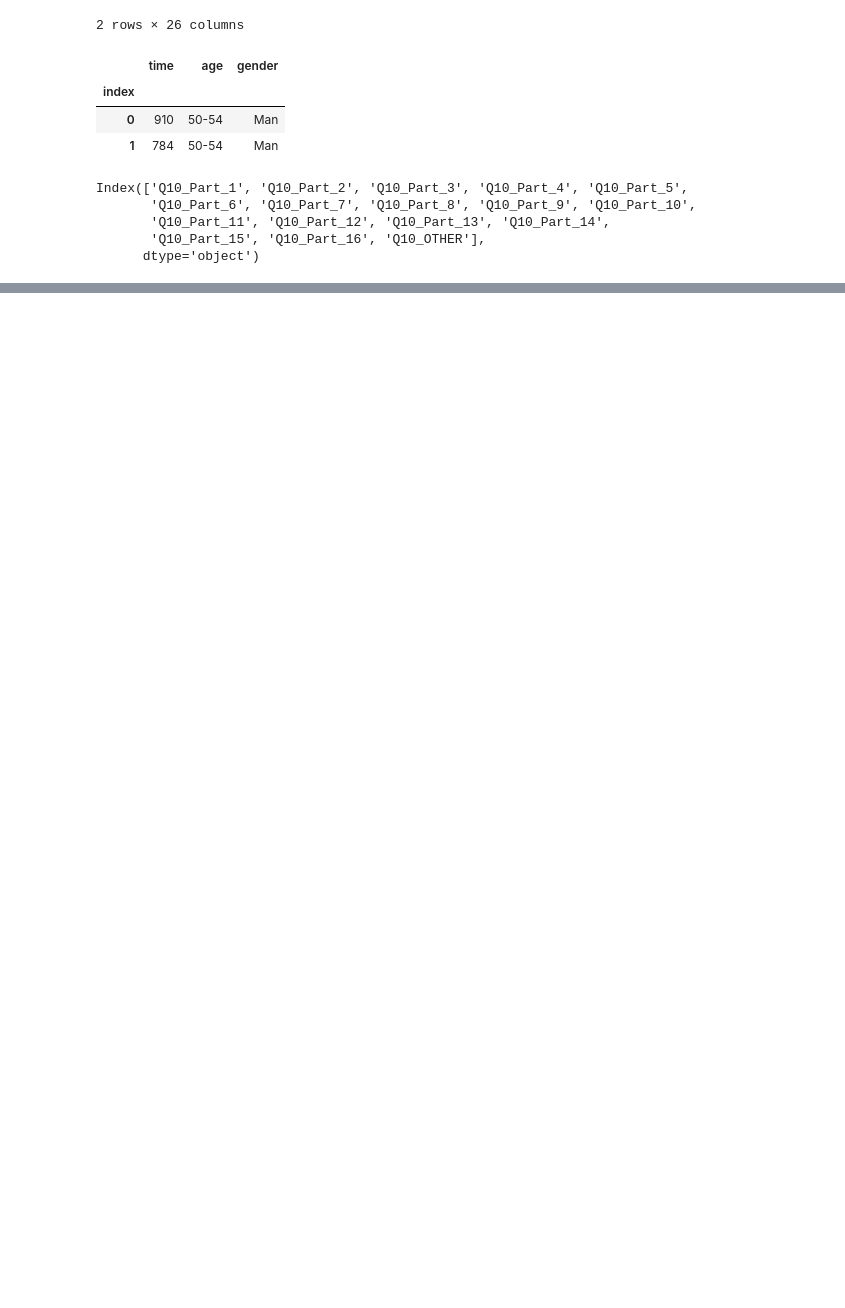
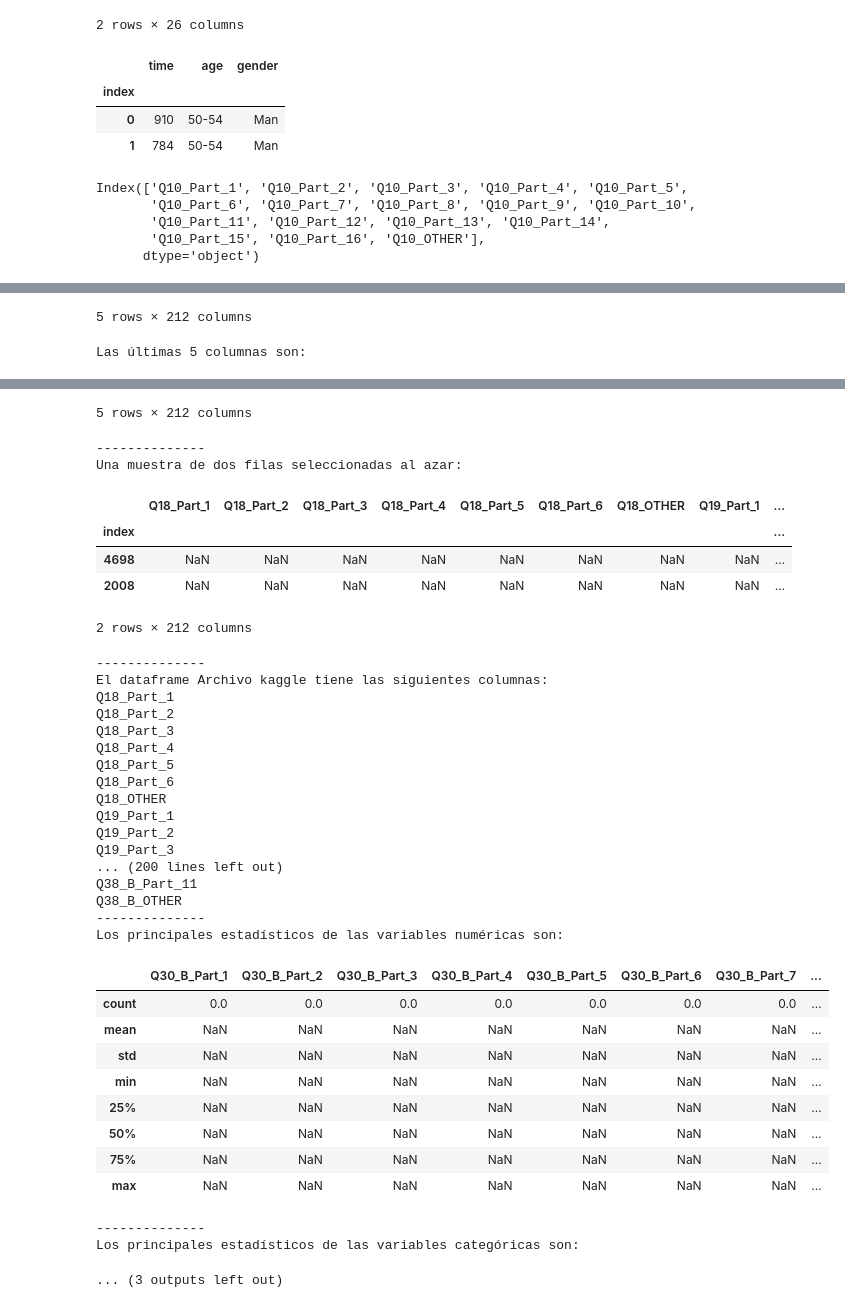
Before and after one commit to MaitaneP/adalab-da-modulo2-proyecto-equipo3, a Jupyter notebook: jupyter_proyecto2.ipynb, the cells around one changed output, grey strips where cells are left out. Saved outputs shown, nothing was run; the diff lists cells and outputs as text; code cells hidden in the pictures; blank space fills up the shorter version.

Commit message:
exploración dataframes y excel preguntas

```diff
--- a/jupyter_proyecto2.ipynb
+++ b/jupyter_proyecto2.ipynb
@@ -182,0 +185,35 @@ Index(['Q10_Part_1', 'Q10_Part_2', 'Q10_Part_3', 'Q10_Part_4', 'Q10_Part_5',
+# %%
+def df_explore(dataframe, nombre):
+    print(f"EXPLORACIÓN DEL DATAFRAME {nombre.upper()}")
+    print("--------------")
+    print(f"El dataframe {nombre} tiene {dataframe.shape[0]} filas y {dataframe.shape[1]} columnas")
+    print("--------------")
+    print("Las primeras 5 columnas son:")
+    display(dataframe.head())
+    print("Las últimas 5 columnas son:")
+    display(dataframe.tail())
+    print("--------------")
+    print("Una muestra de dos filas seleccionadas al azar:")
+    display(dataframe.sample(2))
+    print("--------------")
+    print(f"El dataframe {nombre} tiene las siguientes columnas:")
+    for col in dataframe.columns:
+        print(col)
+    print("--------------")
+    print(f"Los principales estadísticos de las variables numéricas son:")
+    display(dataframe.describe())
+    print("--------------")
+    print(f"Los principales estadísticos de las variables categóricas son:")
+    display(dataframe.describe(include=object))
+    print("--------------")
+    print("El porcentaje de nulos por columna:")
+    for i, col in enumerate(dataframe.isnull().sum()):
+        print(f"{dataframe.isnull().sum().index[i]}: {col/dataframe.shape[0]*100}")
+    print("--------------")
+    print("El numero de valores distintos de cada columna es:")
+    for col in dataframe.columns:
+        if len(dataframe[col].value_counts()) > 6:
+            print(col, len(dataframe[col].value_counts()))
+        else:
+            print(col, len(dataframe[col].value_counts()))
+            print(f"Los valores son: {dataframe[col].unique()}")
@@ -182,0 +295,3 @@ Index(['Q10_Part_1', 'Q10_Part_2', 'Q10_Part_3', 'Q10_Part_4', 'Q10_Part_5',
+# %%
+df_explore(df_kaggle, 'Archivo kaggle')
+# %% [output]
@@ -182,0 +310,2 @@ Index(['Q10_Part_1', 'Q10_Part_2', 'Q10_Part_3', 'Q10_Part_4', 'Q10_Part_5',
+5 rows × 212 columns
+Las últimas 5 columnas son:
@@ -182,0 +319,37 @@ Index(['Q10_Part_1', 'Q10_Part_2', 'Q10_Part_3', 'Q10_Part_4', 'Q10_Part_5',
+5 rows × 212 columns
+--------------
+Una muestra de dos filas seleccionadas al azar:
+|  | Q18_Part_1 | Q18_Part_2 | Q18_Part_3 | Q18_Part_4 | Q18_Part_5 | Q18_Part_6 | Q18_OTHER | Q19_Part_1 | ... |
+| index |  |  |  |  |  |  |  |  | ... |
+| 4698 | NaN | NaN | NaN | NaN | NaN | NaN | NaN | NaN | ... |
+| 2008 | NaN | NaN | NaN | NaN | NaN | NaN | NaN | NaN | ... |
+2 rows × 212 columns
+--------------
+El dataframe Archivo kaggle tiene las siguientes columnas:
+Q18_Part_1
+Q18_Part_2
+Q18_Part_3
+Q18_Part_4
+Q18_Part_5
+Q18_Part_6
+Q18_OTHER
+Q19_Part_1
+Q19_Part_2
+Q19_Part_3
+... (200 lines left out)
+Q38_B_Part_11
+Q38_B_OTHER
+--------------
+Los principales estadísticos de las variables numéricas son:
+|  | Q30_B_Part_1 | Q30_B_Part_2 | Q30_B_Part_3 | Q30_B_Part_4 | Q30_B_Part_5 | Q30_B_Part_6 | Q30_B_Part_7 | ... |
+| count | 0.0 | 0.0 | 0.0 | 0.0 | 0.0 | 0.0 | 0.0 | ... |
+| mean | NaN | NaN | NaN | NaN | NaN | NaN | NaN | ... |
+| std | NaN | NaN | NaN | NaN | NaN | NaN | NaN | ... |
+| min | NaN | NaN | NaN | NaN | NaN | NaN | NaN | ... |
+| 25% | NaN | NaN | NaN | NaN | NaN | NaN | NaN | ... |
+| 50% | NaN | NaN | NaN | NaN | NaN | NaN | NaN | ... |
+| 75% | NaN | NaN | NaN | NaN | NaN | NaN | NaN | ... |
+| max | NaN | NaN | NaN | NaN | NaN | NaN | NaN | ... |
+--------------
+Los principales estadísticos de las variables categóricas son:
+... (3 outputs left out)
```
Also changed, not shown: parts of 6 cells of this notebook, 1 other file.
